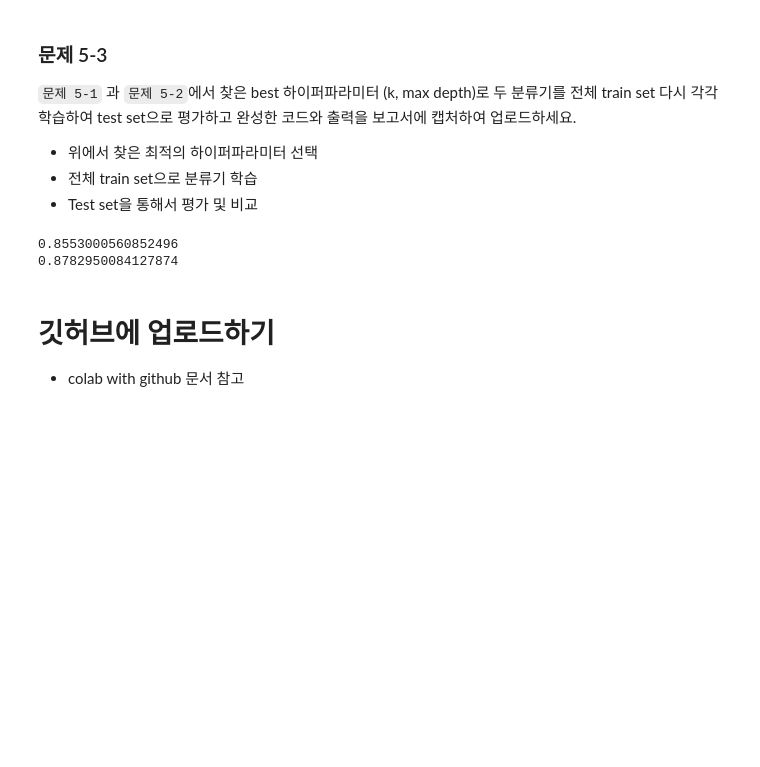
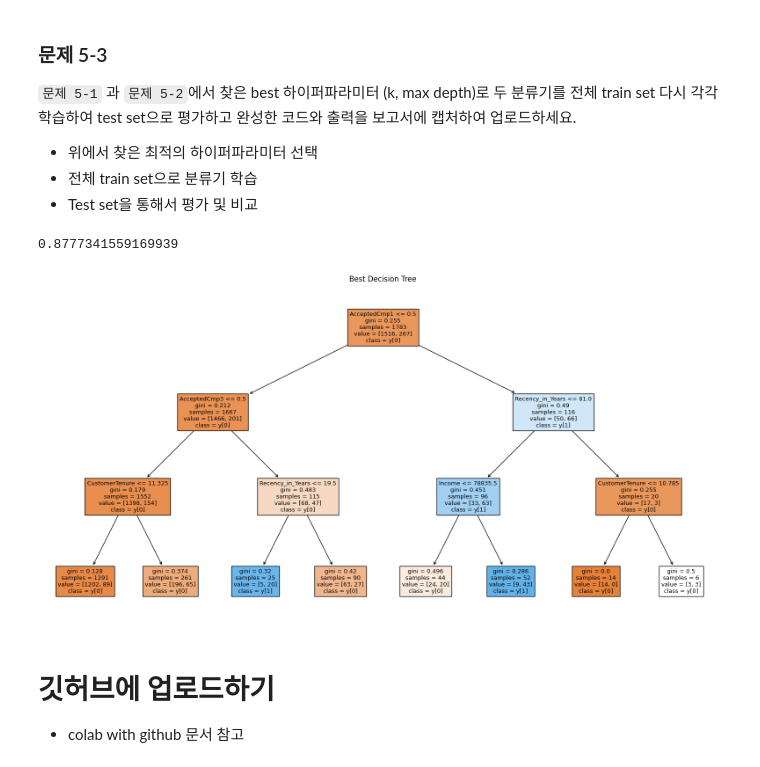
Before and after one commit to dh610/DataMining, a Jupyter notebook: project.ipynb, the cells around one changed output. Drawn from its saved outputs; the diff is of its cells as text; code cells hidden in the pictures; blank space fills up the shorter version.

```diff
--- a/project.ipynb
+++ b/project.ipynb
@@ -908,33 +835,25 @@ plt.xticks(num_dep, depth_set)
 * 위에서 찾은 최적의 하이퍼파라미터 선택
 * 전체 train set으로 분류기 학습
 * Test set을 통해서 평가 및 비교
-# %%
-################  문제 5-3  ####################
-# 소스코드를 입력하고 캡처 후 보고서에 업로드하세요.
-# 코드 시작과 코드 끝 라인을 삭제하지 마세요.
-################ 코드 시작  #####################
-
-# 실행결과를 저장한 리스트에서 최댓값을 가지는 인덱스를 찾는다.
-best_k = kset[knn_scores.index(max(knn_scores))]
-best_depth = depth_set[dt_scores.index(max(dt_scores))]
-
-# best 하이퍼파라미터를 찾았으므로 그 값들을 이용해 모델별로 train set에 대해 재학습한다.
-# 그리고 score도 계산한다.
-best_knn = KNeighborsClassifier(n_neighbors=best_k, p=2, metric='minkowski')
-best_knn.fit(X_train, y_train)
-Knn_acc = best_knn.score(X_train, y_train)
-
-best_dt = DecisionTreeClassifier(max_depth=best_depth)
-best_dt.fit(X_train, y_train)
-DT_acc = best_dt.score(X_train, y_train)
-
-print(Knn_acc)
-print(DT_acc)
-################ 코드 끝  ######################
-##############################################
-# %% [output]
-0.8553000560852496
-0.8782950084127874
+# %%
+best_depth = depth_set[dt_scores.index(max(dt_scores))]
+
+best_dt = DecisionTreeClassifier(max_depth=best_depth)
+best_dt.fit(X_train, y_train)
+DT_acc = best_dt.score(X_train, y_train)
+
+print(DT_acc)
+# %% [output]
+0.8777341559169939
+# %%
+from sklearn.tree import DecisionTreeClassifier, plot_tree
+# 가장 좋은 Decision Tree 모델을 시각화
+plt.figure(figsize=(20,10))
+plot_tree(best_dt, filled=True, feature_names=X_train.columns, class_names=True)
+plt.title("Best Decision Tree")
+plt.show()
+# %% [output]
+[figure, added]
 # %% [markdown]
 # 깃허브에 업로드하기
 * colab with github 문서 참고
```
Also changed, not shown: parts of 7 cells of this notebook.
